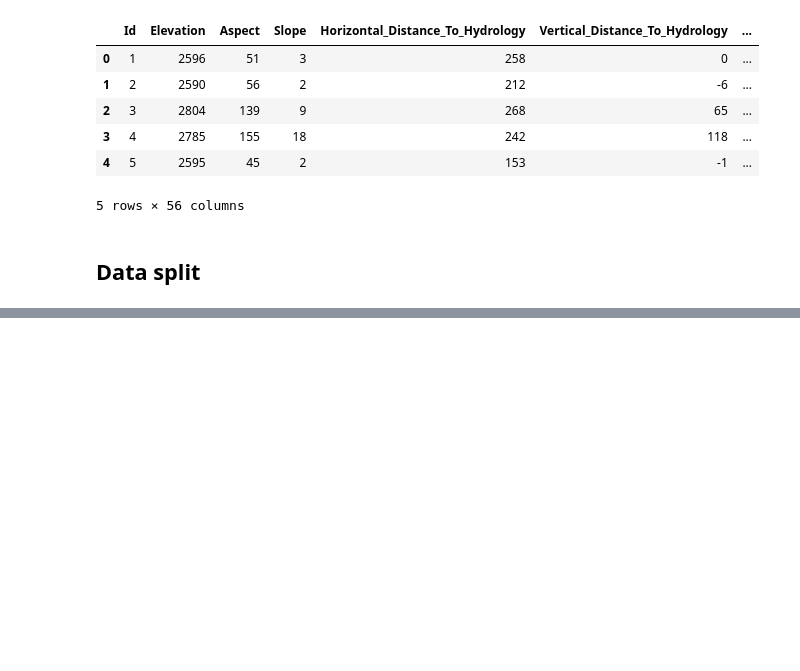
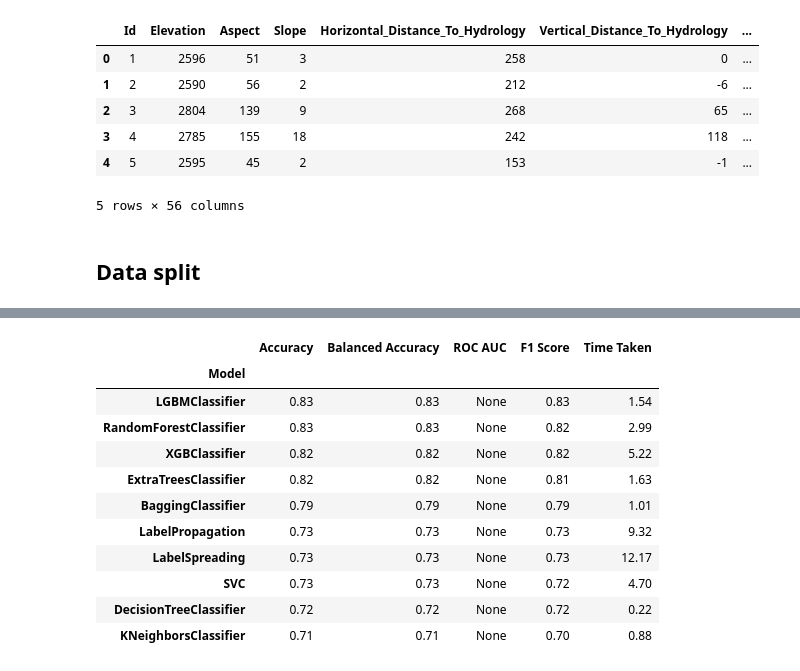
Before and after one commit to hectorpatino/forest_cover_prediction, a Jupyter notebook: notebooks/pipelines/not linear/new_one.ipynb, the cells around one changed output, grey strips where cells are left out. Saved outputs shown, nothing was run; the diff lists cells and outputs as text; code cells hidden in the pictures; blank space fills up the shorter version.

```diff
--- a/notebooks/pipelines/not linear/new_one.ipynb
+++ b/notebooks/pipelines/not linear/new_one.ipynb
@@ -159,0 +347,15 @@ models_1.head(5)
+# %%
+pipeline_list_4 = [
+    ('dropuniquefeatures', DropIdentifierFeatures()),
+    ('dropwild_soil',DropFeatures(soil_columns + wilder_columns)),
+    ('aspect', AspectTransformer(column='Aspect', new_name='Orientation')),
+    ('dp', DropConstantFeatures(tol=0.99)),
+    ('dt', DistanceTransformer()),
+    ('one_hot',OneHotEncoder(variables=['Orientation'])),
+    ('winds', Winsorizer(variables=[
+        'EuclideanDistanceHidroloy',  'Elevation', 'Hillshade_9am', 'Hillshade_Noon', 'Hillshade_3pm'])),
+    ('dd', SmartCorrelatedSelection()),
+]
+pipeline_4 = Pipeline(pipeline_list_4)
+X_train_pipe_4 = pipeline_4.fit_transform(X_train)
+X_train_pipe_4.head()
@@ -159,0 +369,3 @@ models_1.head(5)
+# %%
+X_test_pipe_4 = pipeline_4.transform(X_test)
+X_test_pipe_4.head(5)
@@ -159,0 +379,3 @@ models_1.head(5)
+# %%
+clf_p4 = LazyClassifier(verbose=0,ignore_warnings=True, custom_metric=None)
+models_4, predictions_4 = clf_p4.fit(X_train_pipe_4, X_test_pipe_4, y_train, y_test)
@@ -159,0 +384,15 @@ models_1.head(5)
+# %%
+models_4.head(10)
+# %% [output]
+|  | Accuracy | Balanced Accuracy | ROC AUC | F1 Score | Time Taken |
+| Model |  |  |  |  |  |
+| LGBMClassifier | 0.83 | 0.83 | None | 0.83 | 1.54 |
+| RandomForestClassifier | 0.83 | 0.83 | None | 0.82 | 2.99 |
+| XGBClassifier | 0.82 | 0.82 | None | 0.82 | 5.22 |
+| ExtraTreesClassifier | 0.82 | 0.82 | None | 0.81 | 1.63 |
+| BaggingClassifier | 0.79 | 0.79 | None | 0.79 | 1.01 |
+| LabelPropagation | 0.73 | 0.73 | None | 0.73 | 9.32 |
+| LabelSpreading | 0.73 | 0.73 | None | 0.73 | 12.17 |
+| SVC | 0.73 | 0.73 | None | 0.72 | 4.70 |
+| DecisionTreeClassifier | 0.72 | 0.72 | None | 0.72 | 0.22 |
+| KNeighborsClassifier | 0.71 | 0.71 | None | 0.70 | 0.88 |
```
Also changed, not shown: parts of 44 cells of this notebook, 4 other files.
